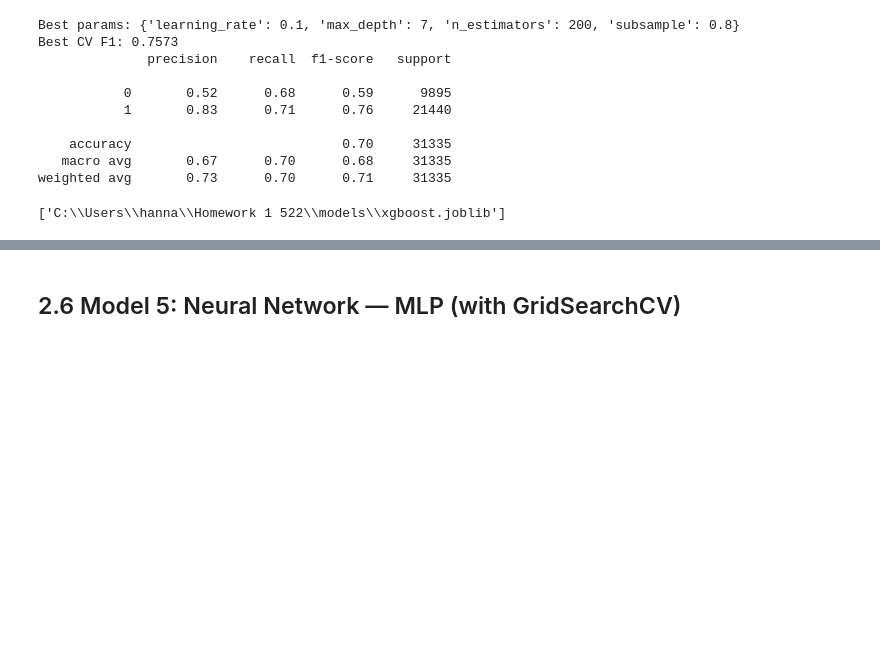
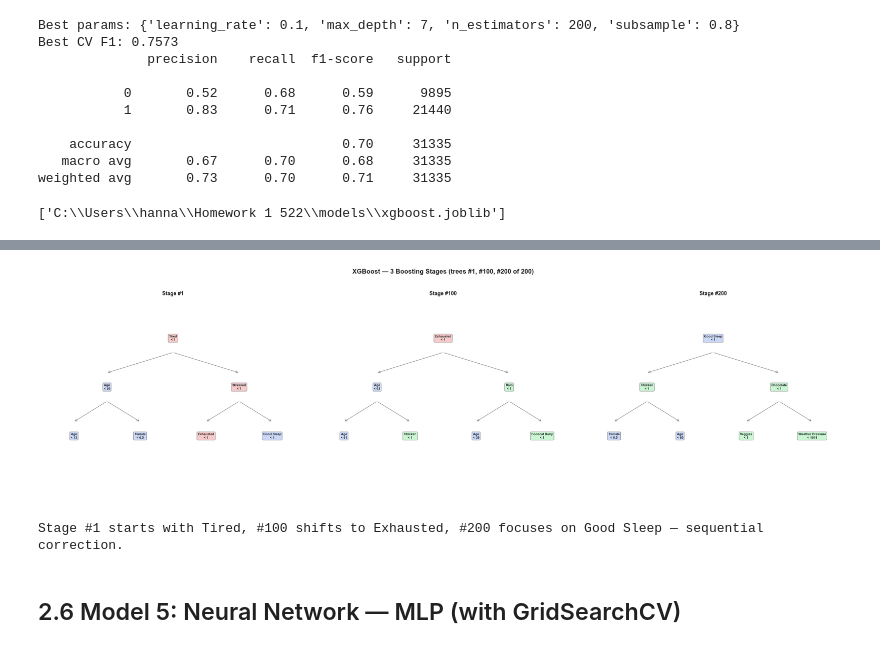
Before and after one commit to hannypoo/msis522-hw1, a Jupyter notebook: notebooks/hw1_analysis.ipynb, the cells around one changed output, grey strips where cells are left out. Drawn from its saved outputs; the diff is of its cells as text; code cells hidden in the pictures; blank space fills up the shorter version.

```diff
--- a/notebooks/hw1_analysis.ipynb
+++ b/notebooks/hw1_analysis.ipynb
@@ -987,3 +960,70 @@ plt.show()
+# %%
+# XGBoost — Simplified Tree Visualization (top 2 levels of 3 boosting stages)
+import json as _json
+
+label_map_xgb = {
+    'tag_tired': 'Tired', 'tag_stressed': 'Stressed', 'tag_exhausted': 'Exhausted',
+    'tag_bad_sleep': 'Bad Sleep', 'tag_poor_sleep': 'Poor Sleep', 'tag_good_sleep': 'Good Sleep',
+    'sex_female': 'Female', 'country_us': 'US-based', 'age': 'Age',
+    'treat_folic_acid': 'Folic Acid', 'treat_tramadol': 'Tramadol',
+    'treat_gabapentin': 'Gabapentin', 'treat_yoga': 'Yoga',
+    'food_smoothie': 'Smoothie', 'food_cheese': 'Cheese',
+    'weather_icon_clear_day': 'Clear Day', 'weather_icon_cloudy': 'Cloudy',
+}
+def _clean(name):
+    if name in label_map_xgb:
+        return label_map_xgb[name]
+    return name.replace('food_', '').replace('treat_', '').replace('tag_', '').replace('weather_icon_', '').replace('_', ' ').title()
+
+booster = xgb_best.get_booster()
+dumps = booster.get_dump(dump_format='json', with_stats=True)
+
+def draw_node(ax, node, x, y, dx, max_depth=2, depth=0):
+    if depth > max_depth:
+        return
+    is_leaf = 'leaf' in node
+    if is_leaf:
+        val = node['leaf']
+        color = '#e8d4b8' if val > 0 else '#b8cfe8'
+        text = f'leaf\n{val:+.3f}'
+        box = dict(boxstyle='round,pad=0.3', facecolor=color, edgecolor='gray', alpha=0.9)
+        ax.text(x, y, text, ha='center', va='center', fontsize=7, bbox=box)
+    else:
+        fname = _clean(node['split'])
+        threshold = node['split_condition']
+        if any(neg in node['split'] for neg in ['tired', 'stressed', 'exhausted', 'bad_sleep', 'poor_sleep']):
+            color = '#f5c6c6'
+        elif any(pos in node['split'] for pos in ['good_sleep', 'age', 'sex']):
+            color = '#c6d4f5'
+        else:
+            color = '#c6f5d0'
+        text = f'{fname}\n< {int(threshold)}' if threshold == int(threshold) else f'{fname}\n< {threshold:.1f}'
+        box = dict(boxstyle='round,pad=0.3', facecolor=color, edgecolor='gray', alpha=0.9)
+        ax.text(x, y, text, ha='center', va='center', fontsize=8, fontweight='bold', bbox=box)
+        if depth < max_depth:
+            children = node.get('children', [])
+            if len(children) >= 2:
+                for child, cx in [(children[0], x - dx), (children[1], x + dx)]:
+                    cy = y - 1.2
+                    ax.annotate('', xy=(cx, cy + 0.35), xytext=(x, y - 0.35),
+                               arrowprops=dict(arrowstyle='->', color='gray', lw=1))
+                    draw_node(ax, child, cx, cy, dx/2, max_depth, depth+1)
+
+fig, axes = plt.subplots(1, 3, figsize=(28, 8))
+fig.suptitle(f'XGBoost — 3 Boosting Stages (trees #1, #100, #200 of {xgb_best.n_estimators})',
+             fontsize=16, fontweight='bold', y=1.02)
+for tree_idx, ax in zip([0, 99, 199], axes):
+    tree = _json.loads(dumps[tree_idx])
+    ax.set_xlim(-4, 4); ax.set_ylim(-4, 1); ax.axis('off')
+    ax.set_title(f'Stage #{tree_idx+1}', fontsize=13, fontweight='bold')
+    draw_node(ax, tree, 0, 0, 2, max_depth=2)
+plt.tight_layout()
+plt.savefig(FIGURES_DIR / 'xgboost_viz.png', dpi=150, bbox_inches='tight', facecolor='white', edgecolor='none')
+plt.show()
+print('Stage #1 starts with Tired, #100 shifts to Exhausted, #200 focuses on Good Sleep — sequential correction.')
+# %% [output]
+[figure, added]
+Stage #1 starts with Tired, #100 shifts to Exhausted, #200 focuses on Good Sleep — sequential correction.
 # %% [markdown]
 ## 2.6 Model 5: Neural Network — MLP (with GridSearchCV)
 # %%
```
Also changed, not shown: parts of 2 cells of this notebook, 2 other files.
